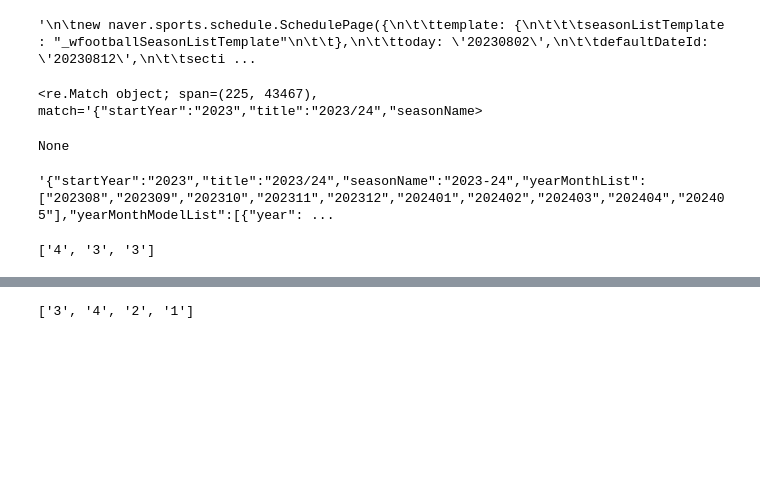
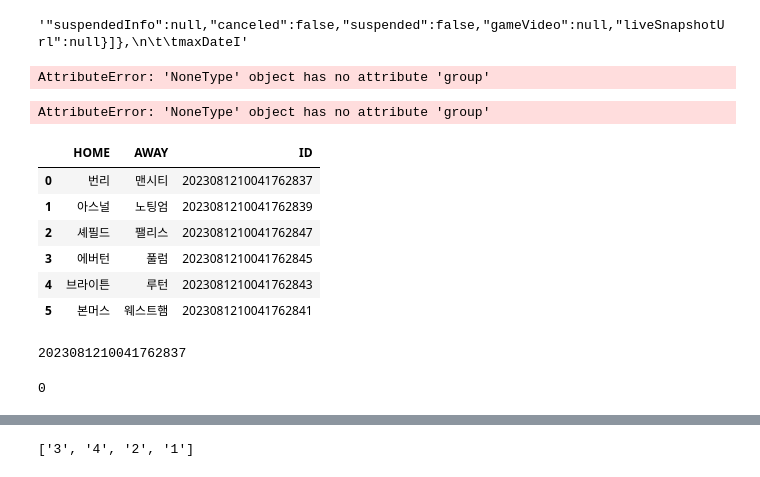
Before and after one commit to gimseyoung/gooneul, a Jupyter notebook: sub_proj/sub_project.ipynb, the cells around one changed output, grey strips where cells are left out. Cells and saved outputs as stored; diff of their text form; code cells hidden in the pictures; blank space fills up the shorter version.

```diff
--- a/sub_proj/sub_project.ipynb
+++ b/sub_proj/sub_project.ipynb
@@ -161,5 +259,6 @@ soup_1.select('script')[-5]
         });
 </script>
 # %%
-soup_1_1 = soup_1.select('script')[-5]
+soup_1_1 = soup_1.select('script')[-5].text.split('\n\n')[0]
 # soup_1_1.select('')
+print(soup_1_1)
@@ -186,22 +306,68 @@ soup_1.select('#container > script:nth-child(21)')
 # %%
-soup_1_1.text
+soup_1_1.text[54724-100:54724+10]
 # %% [output]
-'\n\tnew naver.sports.schedule.SchedulePage({\n\t\ttemplate: {\n\t\t\tseasonListTemplate : "_wfootballSeasonListTemplate"\n\t\t},\n\t\ttoday: \'20230802\',\n\t\tdefaultDateId: \'20230812\',\n\t\tsecti ...
+'"suspendedInfo":null,"canceled":false,"suspended":false,"gameVideo":null,"liveSnapshotUrl":null}]},\n\t\tmaxDateI'
 # %%
 import re
-print(re.search(r"{.*}", soup_1_1.text))
+print(re.search(r"(?<=scheduleData: ){.*}(?=\n\n)", soup_1_1.text).group())
 # %% [output]
-<re.Match object; span=(225, 43467), match='{"startYear":"2023","title":"2023/24","seasonName>
+AttributeError: 'NoneType' object has no attribute 'group'
 # %%
-# calendar = json.loads(re.search(r"\(({.*})\)", soup_1_1.text).group(1))
+match_schedule = re.search(r"(?<=scoreboardModel: ){.*?}(?=,\n)", soup_1_1.text).group()
+match_info = json.loads(match_schedule)['scoreboardList']
+# %% [output]
+AttributeError: 'NoneType' object has no attribute 'group'
-# %%
-print(re.search(r"\(({.*})\)", soup_1_1.text))
-# %% [output]
-None
-# %%
-re.search(r"\{.*\}", soup_1_1.text).group(0)
-# %% [output]
-'{"startYear":"2023","title":"2023/24","seasonName":"2023-24","yearMonthList":["202308","202309","202310","202311","202312","202401","202402","202403","202404","202405"],"yearMonthModelList":[{"year": ...
+# %%
+hometeamName = []
+awayteamName = []
+gameId = []
+for i in match_info:
+    hometeamName.append(i['homeTeamName'])
+    awayteamName.append(i['awayTeamName'])
+    gameId.append(i['gameId'])
+
+gameInfo = {
+    'HOME':hometeamName,
+    'AWAY':awayteamName,
+    'ID':gameId
+}
+
+df_gameInfo = pd.DataFrame(gameInfo)
+df_gameInfo
+# %% [output]
+|  | HOME | AWAY | ID |
+| 0 | 번리 | 맨시티 | 2023081210041762837 |
+| 1 | 아스널 | 노팅엄 | 2023081210041762839 |
+| 2 | 셰필드 | 팰리스 | 2023081210041762847 |
+| 3 | 에버턴 | 풀럼 | 2023081210041762845 |
+| 4 | 브라이튼 | 루턴 | 2023081210041762843 |
+| 5 | 본머스 | 웨스트햄 | 2023081210041762841 |
+# %%
+team = input("팀 이름을 입력하세요(한글): ")
+if team in hometeamName:
+    for i in range(6):
+        if df_gameInfo.HOME[i] != team:
+            pass
+        else:
+            gameInfoID = df_gameInfo.ID[i]
+elif team in awayteamName:
+    for i in range(6):
+        if df_gameInfo.AWAY[i] != team:
+            pass
+        else:
+            gameInfoID = df_gameInfo.ID[i]
+else:
+    print("예정된 경기가 없습니다.")
+# %% [output]
+2023081210041762837
+# %%
+for i in range(6):
+    if df_gameInfo.AWAY[i] != team:
+        pass
+    else:
+        print(i)
+# %% [output]
+0
 # %%
 # 2. (경기 시작 전) 선발 라인업 정보 가져오기
 # lineup_url = 'https://m.sports.naver.com/game/2023081465041892243/lineup'
@@ -211,6 +377,4 @@ soup_2 = json.loads(response_2.text)
 # %%
 h_lineup_data = soup_2['result']['lineUpData']['lineup']['home']['players']['lineup']
 # %%
-soup_2['result']['lineUpData']['lineup']['home']['formation'].split('-')
+list_formation = soup_2['result']['lineUpData']['lineup']['home']['formation'].split('-')
-# %% [output]
-['4', '3', '3']
```
Also changed, not shown: parts of 17 cells of this notebook.
